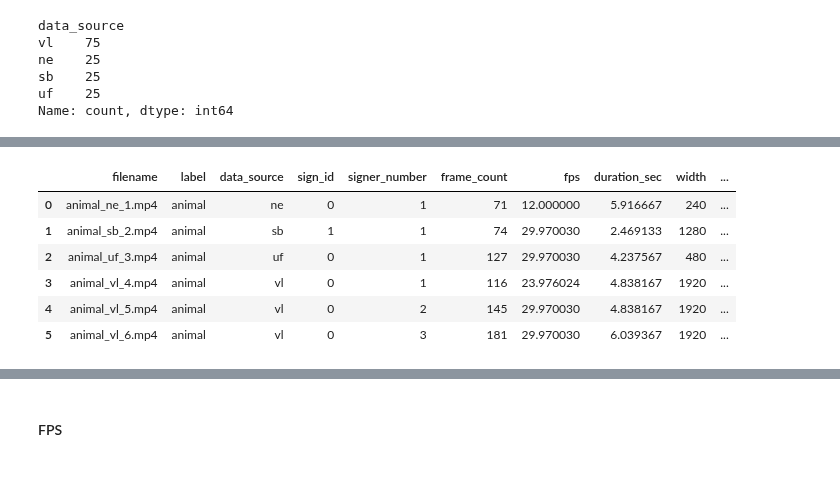
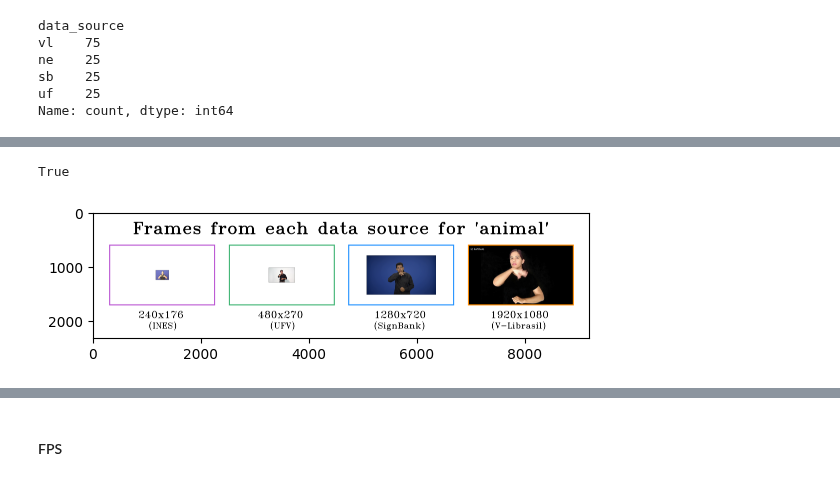
Before and after one commit to patrickf949/SaoPauloBrazilChapter_BrazilianSignLanguage, a Jupyter notebook: code/4_Report_Visualizations.ipynb, the cells around one changed output, grey strips where cells are left out. Cells and saved outputs as stored; diff of their text form; code cells hidden in the pictures.

```diff
--- a/code/4_Report_Visualizations.ipynb
+++ b/code/4_Report_Visualizations.ipynb
@@ -162,0 +161,4 @@ GIF created successfully: comb_video.gif
+# %%
+video_path = interim_save_dir + f"all_signs_for_{word}.mp4"
+gif_path = final_save_dir + f"all_signs_for_{word}.gif"
+video_to_gif(video_path=video_path, output_path=gif_path, loop=0, quality=100, fps=15, final_frame_duration= 1000, add_progress_bar=True, progress_bar_height=10, progress_bar_color=(100, 100, 100))
@@ -228,29 +234,0 @@ plt.yticks(rotation=0)
-# %%
-dimension_counts = video_metadata.sort_values('width').groupby('dimension_str').data_source.value_counts().unstack()
-# rearrange rows, so the order goes from indexes 1,2,3,4 to 3,4,1,2
-dimension_counts = dimension_counts.reindex(index=['240x176', '480x270', '1280x720', '1920x1080'])
-# dimension_counts = dimension_counts[['240x176', '480x270', '1280x720', '1920x1080']]
-ax = dimension_counts.plot(kind='bar', stacked=True, color=color_list_rgb, figsize=(5, 7))
-
-# Add value labels on top of each bar segment
-y_offset = np.zeros(len(dimension_counts.index))
-for i, col in enumerate(dimension_counts.columns):
-    values = dimension_counts[col]
-    for j, v in enumerate(values):
-        if not np.isnan(v):  # Only add label if value is not NaN
-            ax.text(j, y_offset[j] + v/2, int(v),
-                   ha='center', va='center', color='black')
-        if not np.isnan(v):
-            y_offset[j] += v
-
-# add a legend
-plt.legend(title='Data Source', labels=data_source_list)
-
-# add a title
-plt.title('Number of Video Dimensions in the Dataset')
-
-# add a x label
-plt.xlabel('Video Dimensions')
-
-# clearer xticks
-plt.xticks(rotation=0)
@@ -266,16 +237,6 @@ word = 'animal'
 word_metadata = video_metadata[video_metadata['label'] == word].reset_index(drop=True)
 video_paths = [os.path.join(path_to_root, 'data', 'interim', 'RawCleanVideos', fn) for fn in word_metadata['filename'][:4]]
 video_frames = [get_frame(10, video_path) for video_path in video_paths]
-# %%
-word_metadata
-# %% [output]
-|  | filename | label | data_source | sign_id | signer_number | frame_count | fps | duration_sec | width | ... |
-| 0 | animal_ne_1.mp4 | animal | ne | 0 | 1 | 71 | 12.000000 | 5.916667 | 240 | ... |
-| 1 | animal_sb_2.mp4 | animal | sb | 1 | 1 | 74 | 29.970030 | 2.469133 | 1280 | ... |
-| 2 | animal_uf_3.mp4 | animal | uf | 0 | 1 | 127 | 29.970030 | 4.237567 | 480 | ... |
-| 3 | animal_vl_4.mp4 | animal | vl | 0 | 1 | 116 | 23.976024 | 4.838167 | 1920 | ... |
-| 4 | animal_vl_5.mp4 | animal | vl | 0 | 2 | 145 | 29.970030 | 4.838167 | 1920 | ... |
-| 5 | animal_vl_6.mp4 | animal | vl | 0 | 3 | 181 | 29.970030 | 6.039367 | 1920 | ... |
 # %%
 target_width = 1920
 target_height = 1080
@@ -298,32 +259,39 @@ for i, row in word_metadata[:4].iterrows():
     dimension_frames.append(video_frame)
 
 font_size = 6
 font_thickness = 5
 font = cv2.FONT_HERSHEY_TRIPLEX
 
 padded_annotated_frames = []
 for i, frame in enumerate(dimension_frames):
     data_source = data_source_list[i]
     anno = f'{word_metadata.loc[i, "width"]}x{word_metadata.loc[i, "height"]}'
     bordered_frame = cv2.copyMakeBorder(frame, 0, 600, 0, 0, cv2.BORDER_CONSTANT, value=(255,255,255))
 
     textsize = cv2.getTextSize(anno, font, font_size, font_thickness)[0]
     text_x = (target_width - textsize[0]) // 2
     annotated_frame = cv2.putText(bordered_frame, anno, (text_x, 1350), font, font_size, (0, 0, 0), font_thickness)
 
     textsize = cv2.getTextSize(data_source, font, font_size, font_thickness)[0]
     text_x = (target_width - textsize[0]) // 2
     annotated_frame = cv2.putText(annotated_frame, f"({data_source})", (text_x, 1350 + int(textsize[1]*1.5)), font, 5, (0, 0, 0), font_thickness)
 
     padded_annotated_frames.append(annotated_frame)
 
 gap = np.full((target_height + 390 + 250, 250, 3), 255, dtype=np.uint8)
 
 final_frames = [padded_annotated_frames[0], gap, padded_annotated_frames[2], gap, padded_annotated_frames[1], gap, padded_annotated_frames[3]]
 new_frame = np.concatenate(final_frames, axis=1)
 new_frame = cv2.copyMakeBorder(new_frame, 600, 0, 300, 300, cv2.BORDER_CONSTANT, value=(255, 255, 255))
 font_size = 10
 font_thickness = 15
-textsize = cv2.getTextSize(word, font, font_size, font_thickness)[0]
+title = f"Frames from each data source for '{word}'"
+textsize = cv2.getTextSize(title, font, font_size, font_thickness)[0]
 text_x = (new_frame.shape[1] - textsize[0]) // 2
-new_frame = cv2.putText(new_frame, word, (text_x, 400), font, font_size, (0, 0, 0), font_thickness)
+new_frame = cv2.putText(new_frame, title, (text_x, 400), font, font_size, (0, 0, 0), font_thickness)
+
+plt.imshow(new_frame)
+cv2.imwrite(final_save_dir + f"video_dimensions_for_{word}.png", cv2.cvtColor(new_frame, cv2.COLOR_BGR2RGB))
+# %% [output]
+True
+[figure, added]
```
Also changed, not shown: parts of 25 cells of this notebook, 1 other file.
